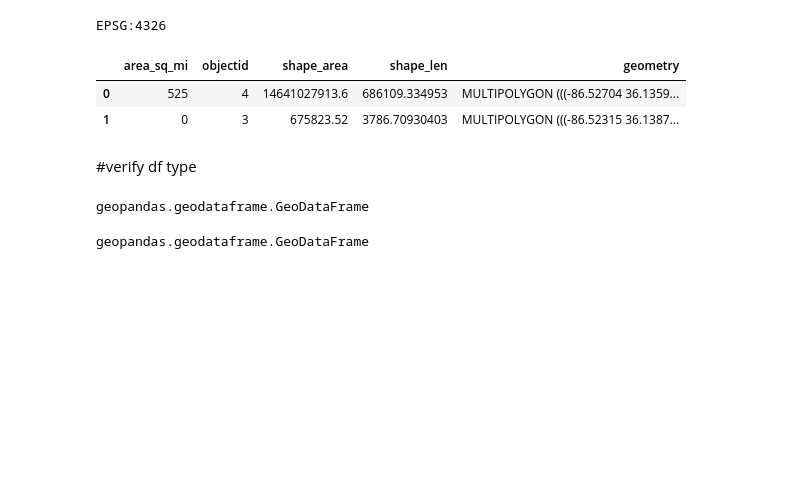
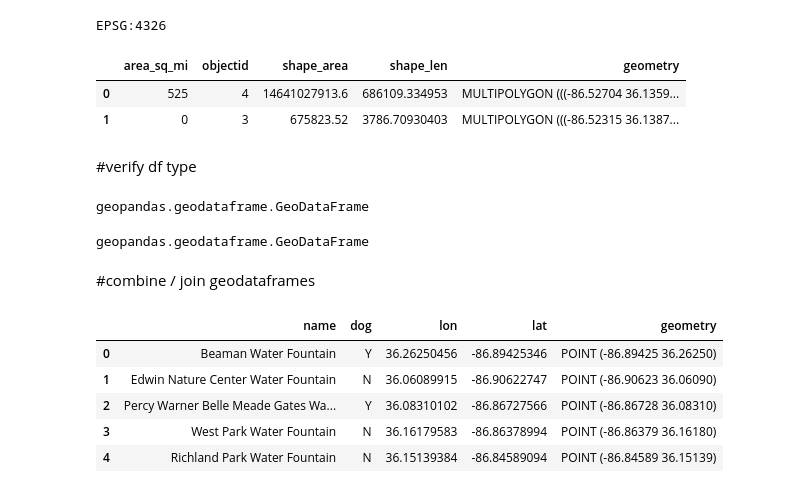
Before and after one commit to NSS-Data-Analytics-Cohort-8/geospatial-python-workshop-lawrence-haggerty, a Jupyter notebook: notebooks/haggerty_geospatial_project.ipynb, the cells around one changed output. Saved outputs shown, nothing was run; the diff lists cells and outputs as text; code cells hidden in the pictures; blank space fills up the shorter version.

```diff
--- a/notebooks/haggerty_geospatial_project.ipynb
+++ b/notebooks/haggerty_geospatial_project.ipynb
@@ -53,3 +53,15 @@ geopandas.geodataframe.GeoDataFrame
 type(hydration_stations)
 # %% [output]
 geopandas.geodataframe.GeoDataFrame
+# %% [markdown]
+#combine / join geodataframes
+# %%
+hydration_stations = hydration_stations[['name', 'dog', 'lon', 'lat', 'geometry']]
+hydration_stations.head()
+# %% [output]
+|  | name | dog | lon | lat | geometry |
+| 0 | Beaman Water Fountain | Y | 36.26250456 | -86.89425346 | POINT (-86.89425 36.26250) |
+| 1 | Edwin Nature Center Water Fountain | N | 36.06089915 | -86.90622747 | POINT (-86.90623 36.06090) |
+| 2 | Percy Warner Belle Meade Gates Wa... | Y | 36.08310102 | -86.86727566 | POINT (-86.86728 36.08310) |
+| 3 | West Park Water Fountain | N | 36.16179583 | -86.86378994 | POINT (-86.86379 36.16180) |
+| 4 | Richland Park Water Fountain | N | 36.15139384 | -86.84589094 | POINT (-86.84589 36.15139) |
```
Also changed, not shown: parts of 12 cells of this notebook.
